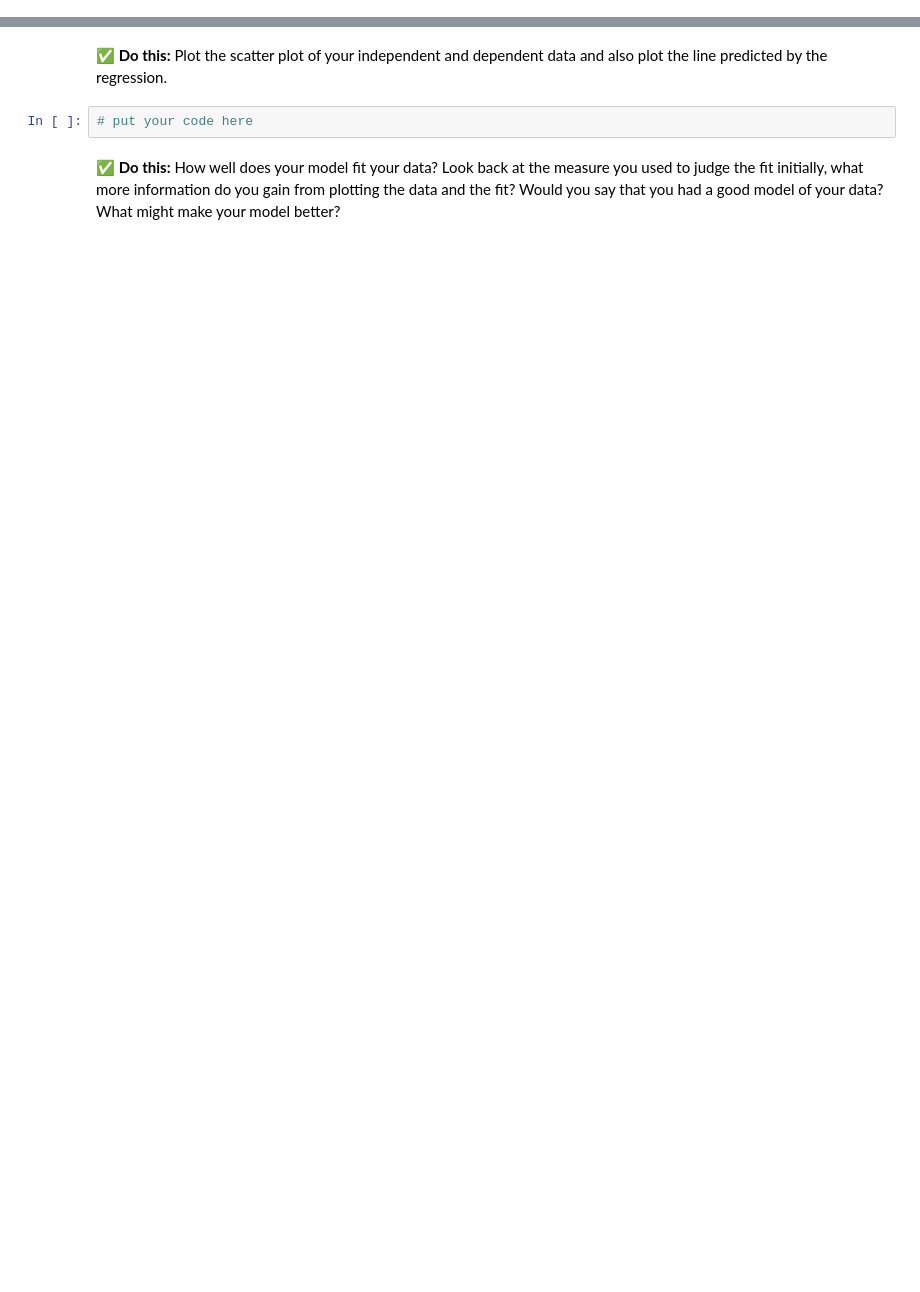
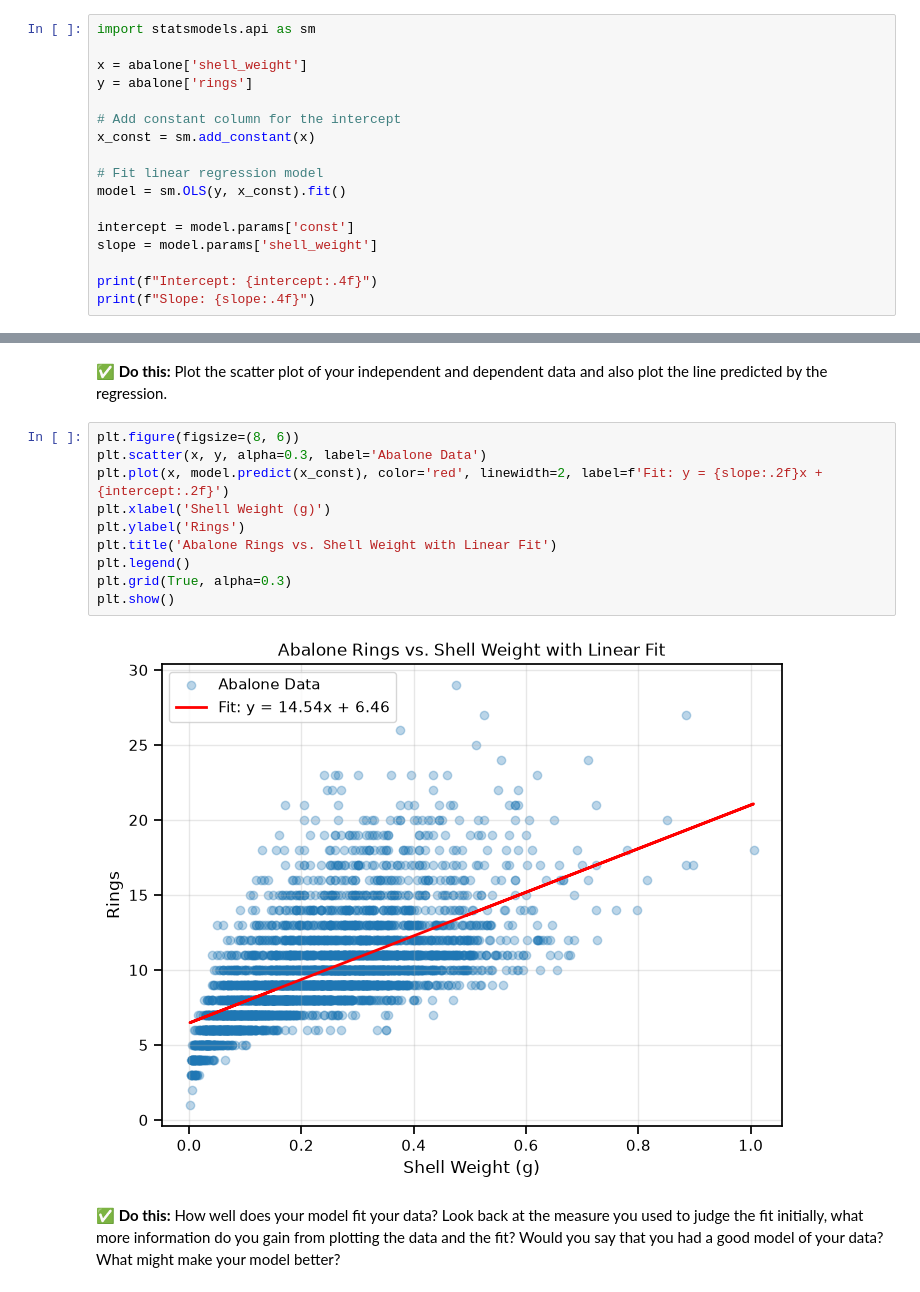
Before and after one commit to ykalani/CMSE202-f26-turnin, a Jupyter notebook: Day-13/Day-13_In-Class-Regression-STUDENT.ipynb, the cells around one changed output, grey strips where cells are left out. Drawn from its saved outputs; the diff is of its cells as text; blank space fills up the shorter version.

```diff
--- a/Day-13/Day-13_In-Class-Regression-STUDENT.ipynb
+++ b/Day-13/Day-13_In-Class-Regression-STUDENT.ipynb
@@ -177,0 +209,17 @@ _Look to the pre-class assignment for some hints and check in with your group._
+# %%
+import statsmodels.api as sm
+
+x = abalone['shell_weight']
+y = abalone['rings']
+
+# Add constant column for the intercept
+x_const = sm.add_constant(x)
+
+# Fit linear regression model
+model = sm.OLS(y, x_const).fit()
+
+intercept = model.params['const']
+slope = model.params['shell_weight']
+
+print(f"Intercept: {intercept:.4f}")
+print(f"Slope: {slope:.4f}")
@@ -202,6 +275,16 @@ You can see that each data set is different, but the mathematical model that fit
 # %% [markdown]
 **&#9989; Do this:** Plot the scatter plot of your independent and dependent data and also plot the line predicted by the regression.
-# %%
-# put your code here
+# %%
+plt.figure(figsize=(8, 6))
+plt.scatter(x, y, alpha=0.3, label='Abalone Data')
+plt.plot(x, model.predict(x_const), color='red', linewidth=2, label=f'Fit: y = {slope:.2f}x + {intercept:.2f}')
+plt.xlabel('Shell Weight (g)')
+plt.ylabel('Rings')
+plt.title('Abalone Rings vs. Shell Weight with Linear Fit')
+plt.legend()
+plt.grid(True, alpha=0.3)
+plt.show()
+# %% [output]
+[figure, added]
 # %% [markdown]
 **&#9989; Do this:** How well does your model fit your data? Look back at the measure you used to judge the fit initially, what more information do you gain from plotting the data and the fit? Would you say that you had a good model of your data? What might make your model better?
```
Also changed, not shown: parts of 38 cells of this notebook.
